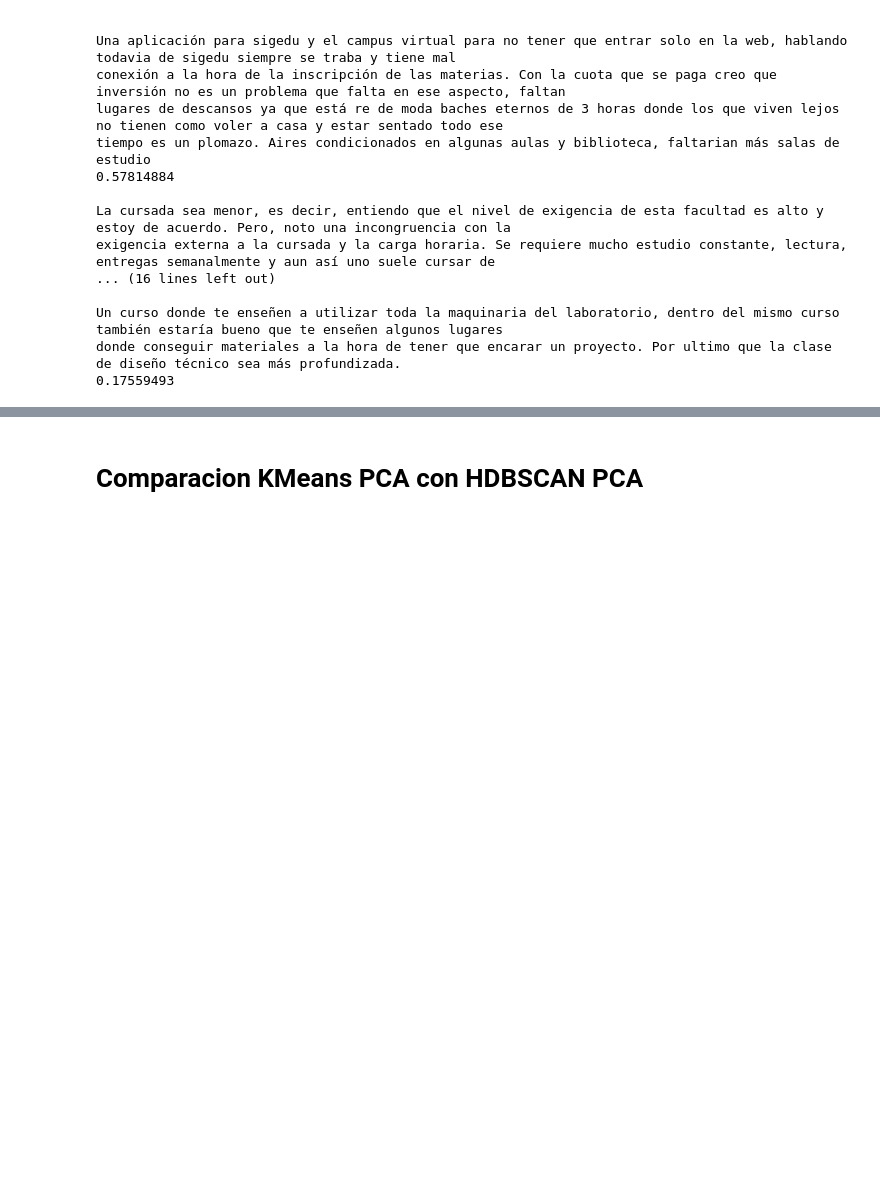
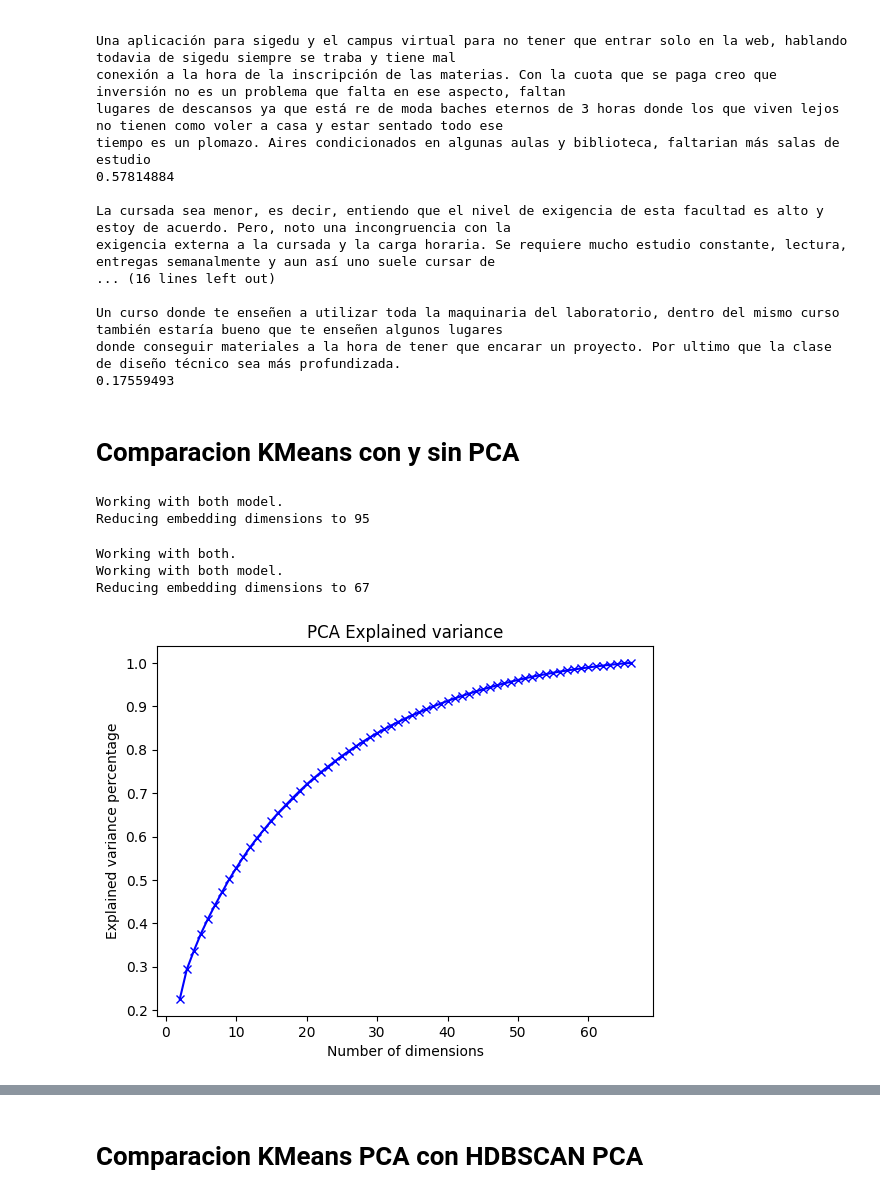
Before and after one commit to felipeaguirre66/PoliticsNLP, a Jupyter notebook: Summarization/pca_summarization.ipynb, the cells around one changed output, grey strips where cells are left out. Drawn from its saved outputs; the diff is of its cells as text; code cells hidden in the pictures; blank space fills up the shorter version.

```diff
--- a/Summarization/pca_summarization.ipynb
+++ b/Summarization/pca_summarization.ipynb
@@ -336,3 +367,25 @@ exigencia externa a la cursada y la carga horaria. Se requiere mucho estudio con
 Un curso donde te enseñen a utilizar toda la maquinaria del laboratorio, dentro del mismo curso también estaría bueno que te enseñen algunos lugares
 donde conseguir materiales a la hora de tener que encarar un proyecto. Por ultimo que la clase de diseño técnico sea más profundizada.
 0.17559493
+# %% [markdown]
+# Comparacion KMeans con y sin PCA
+# %%
+data = df[df['desafio']=='13']['texto'].values
+
+n_clusters = 5
+n_pca = 100
+# %%
+pp_object = Preprocess(lemma=False, stopwords=False)
+mrd_kmeans_pca = MostRepresentativeDocs(model_algo='both', cluster_algorithm='kmeans', n_pca=n_pca)
+
+result_kmeans_pca = mrd_kmeans_pca.get_representatives(data, n_clusters=n_clusters, pp_object=pp_object)
+# %% [output]
+Working with both model.
+Reducing embedding dimensions to 95
+# %%
+mrd_kmeans_pca.elbow_pca_explained_variance(data, pp_object=pp_object)
+# %% [output]
+Working with both.
+Working with both model.
+Reducing embedding dimensions to 67
+[figure, added]
```
Also changed, not shown: parts of 21 cells of this notebook, 17 other files.
